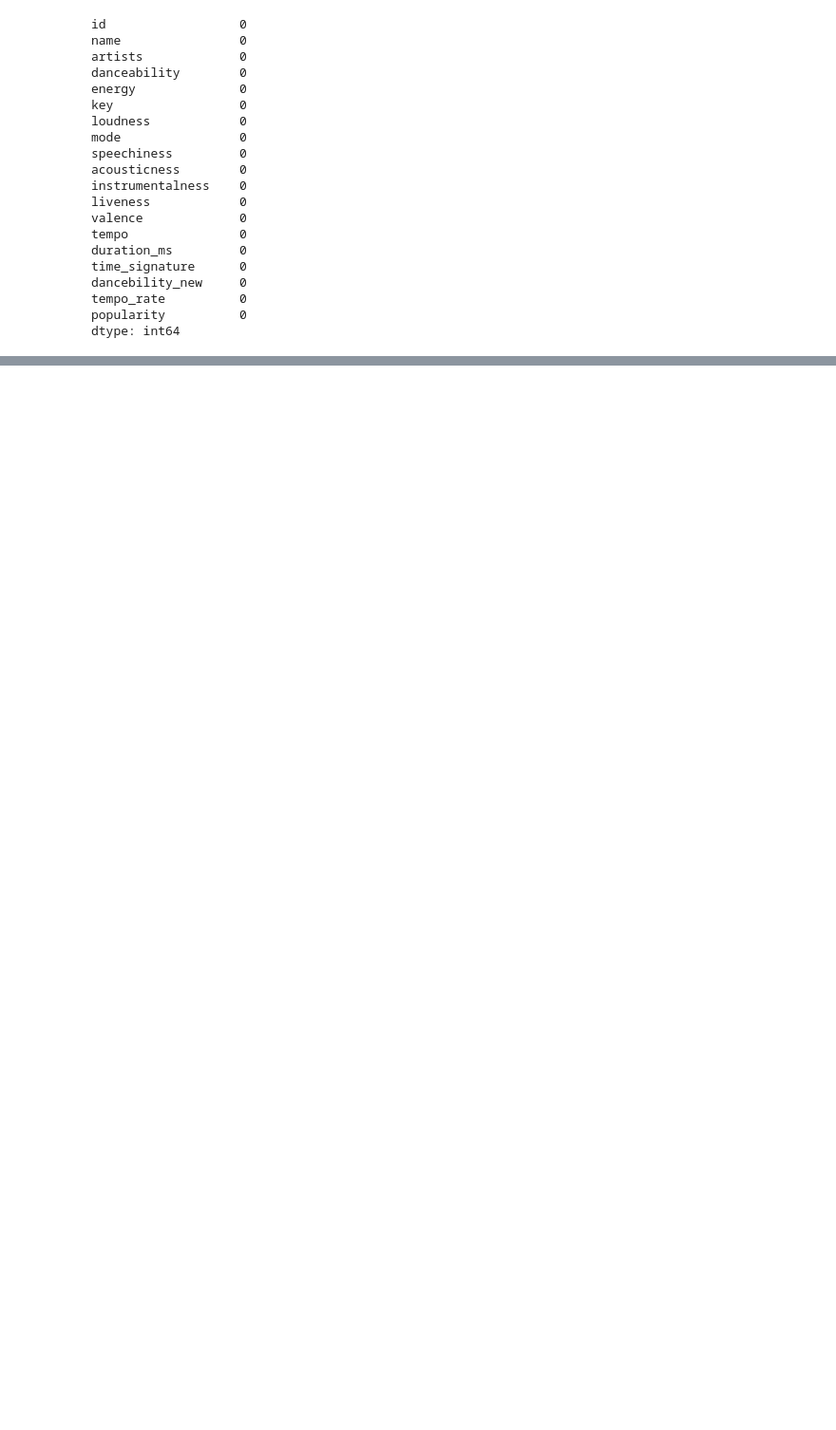
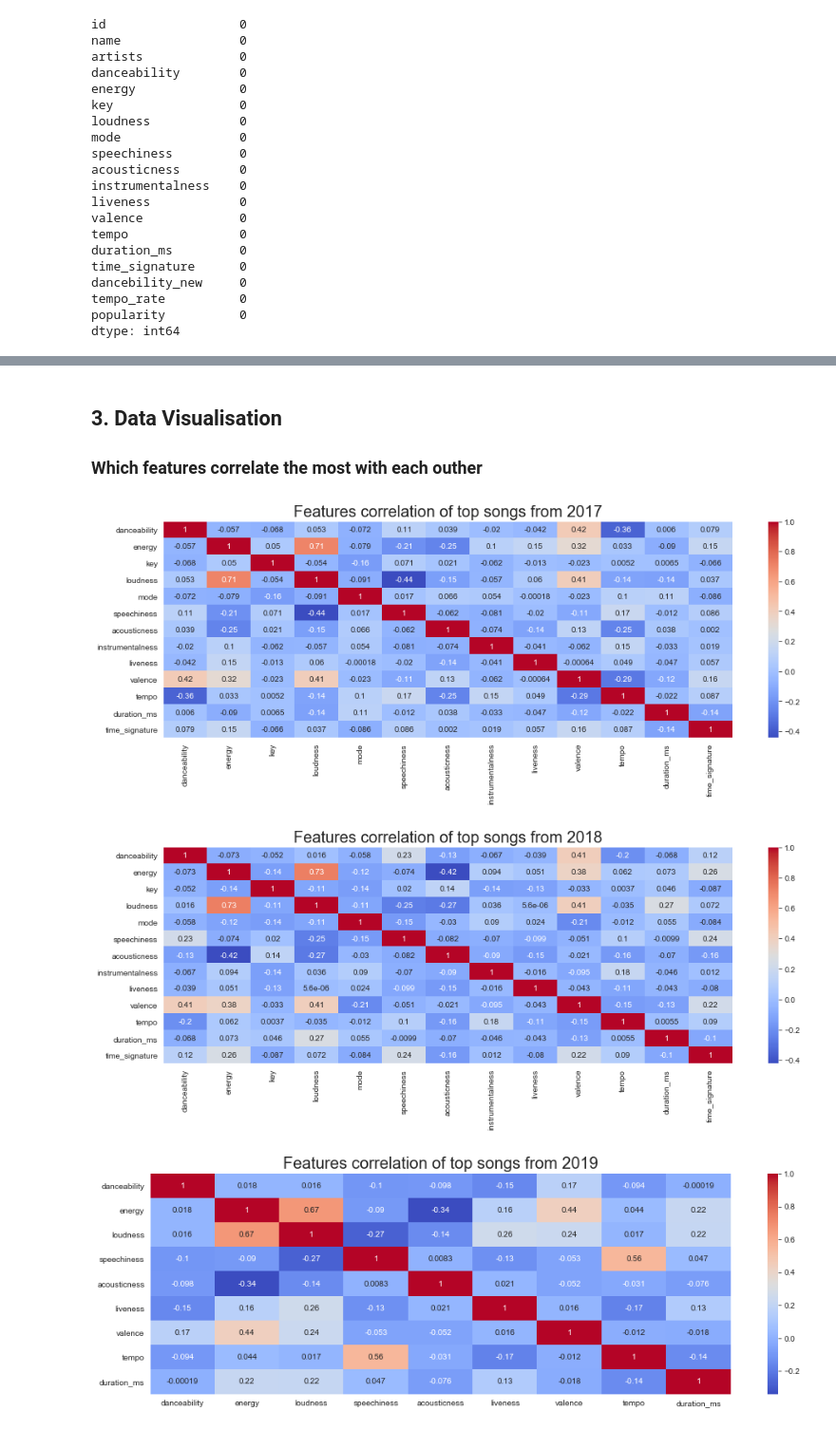
Before and after one commit to fneitzel/DataAnalysisOnMusicPreferences, a Jupyter notebook: exploration/comparison_top_songs_from_2017_18_19.ipynb, the cells around one changed output, grey strips where cells are left out. Shown at 95% size. Drawn from its saved outputs; the diff is of its cells as text; code cells hidden in the pictures; blank space fills up the shorter version.

```diff
--- a/exploration/comparison_top_songs_from_2017_18_19.ipynb
+++ b/exploration/comparison_top_songs_from_2017_18_19.ipynb
@@ -32,7 +32,12 @@ import pandas as pd
 # Visualisiation
 import matplotlib.pyplot as plt
 import seaborn as sns
+sns.set_style("whitegrid")
 from sklearn import preprocessing
+
+# hide warnings
+import warnings
+warnings.filterwarnings('ignore')
 # %% [markdown]
 ## 1. Loading data
 # %%
@@ -199,0 +415,33 @@ dtype: int64
+# %% [markdown]
+## 3. Data Visualisation
+
+### Which features correlate the most with each outher
+# %%
+# prepare numerical values from top2017
+numeric = top2017[["danceability","energy","key", "loudness", "mode", "speechiness",
+                   "acousticness", "instrumentalness", "liveness","valence", "tempo",
+                   "duration_ms","time_signature"]]
+plt.figure(figsize = (16,5))
+sns.heatmap(numeric.corr(), cmap="coolwarm", annot=True).set_title("Features correlation of top songs from 2017",
+                                                                   fontsize=20)
+
+# prepare numerical values from top2018
+numeric2018 = top2018[["danceability","energy","key", "loudness", "mode", "speechiness",
+                       "acousticness", "instrumentalness", "liveness","valence", "tempo",
+                       "duration_ms","time_signature"]]
+plt.figure(figsize = (16,5))
+sns.heatmap(numeric2018.corr(), cmap="coolwarm", annot=True).set_title("Features correlation of top songs from 2018",
+                                                                       fontsize=20)
+
+# prepare numerical values from top2019
+numeric2019 = top2019[["danceability","energy", "loudness","speechiness", "acousticness",
+                       "liveness", "valence", "tempo", "duration_ms"]]
+plt.figure(figsize = (16,5))
+sns.heatmap(numeric2019.corr(), cmap="coolwarm", annot=True).set_title("Features correlation of top songs from 2019",
+                                                                       fontsize=20)
+
+plt.show()
+# %% [output]
+[figure, added]
+[figure, added]
+[figure, added]
```
Also changed, not shown: parts of 29 cells of this notebook.
